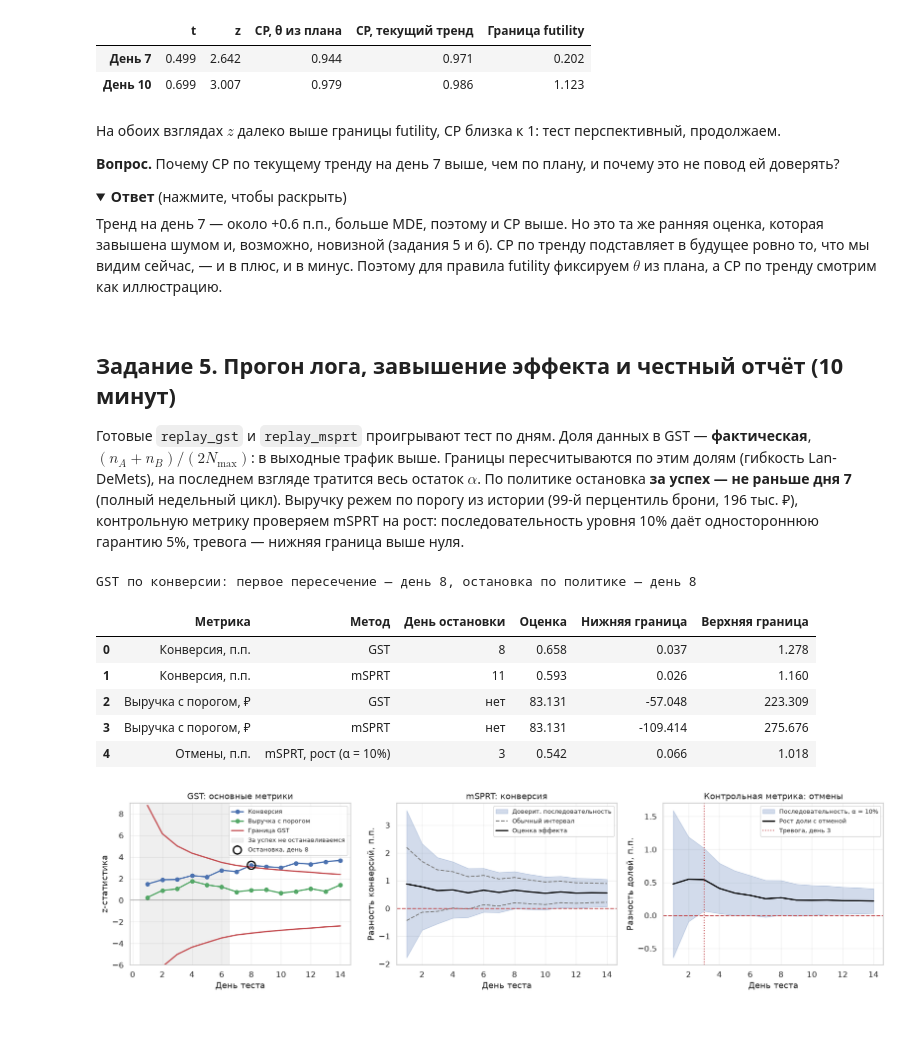
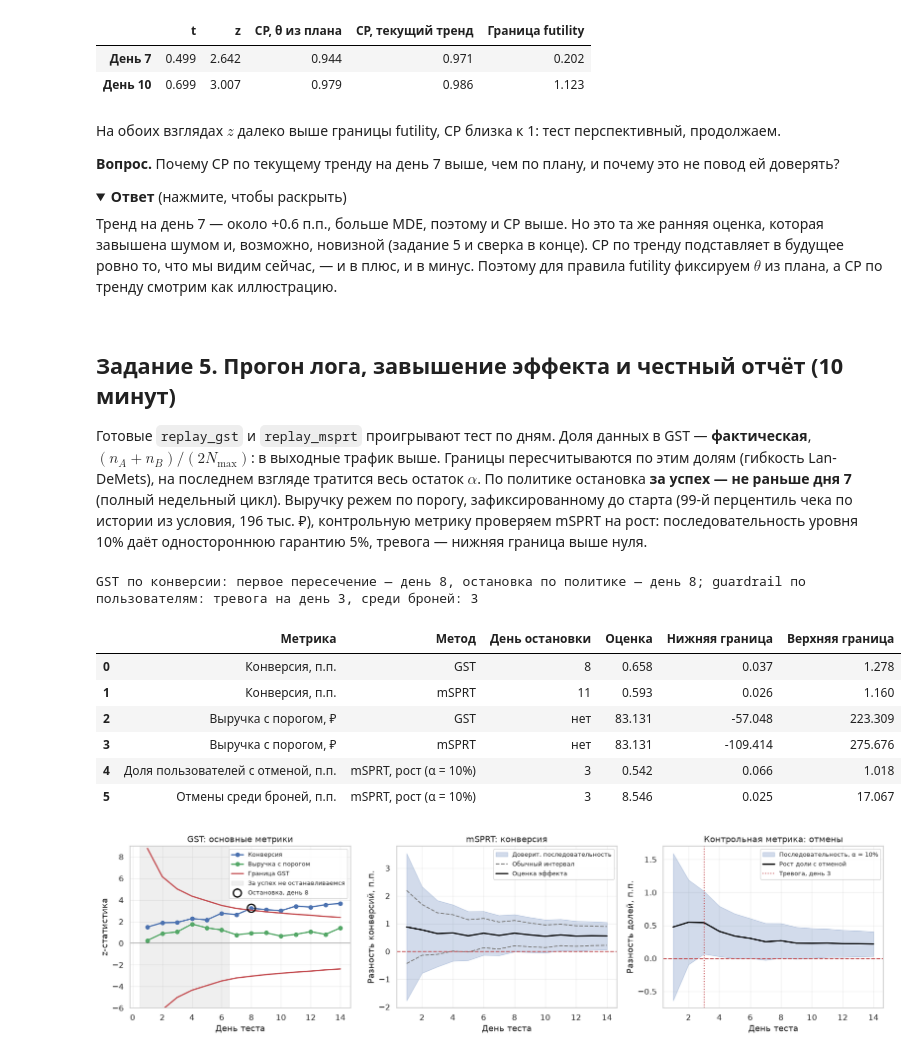
Before and after one commit to Alberelloo/AITH-2026-Hypothesis-Testing-Workshop, a Jupyter notebook: 04. Остановка/practice.ipynb, the cells around one changed output. Drawn from its saved outputs; the diff is of its cells as text; code cells hidden in the pictures; folded sections open; blank space fills up the shorter version.

```diff
--- a/04. Остановка/practice.ipynb
+++ b/04. Остановка/practice.ipynb
@@ -390,3 +396,13 @@ $$
+# %%
+def always_valid_p(diff, V, tau: float) -> np.ndarray:
+    """Always-valid p-value: накопленный минимум 1 / Λ."""
+    return np.minimum.accumulate(np.minimum(1.0, np.exp(-msprt_log_lambda(diff, V, tau))))
+
+
+def tau_from_plan(V_plan: float, alpha: float = ALPHA_PRIMARY) -> float:
+    """τ, минимизирующий ширину последовательности при плановом V."""
+    c = -2 * np.log(alpha) + np.log(1 - 2 * np.log(alpha))
+    return float(np.sqrt(c * V_plan))
 # %%
 def msprt_log_lambda(diff, V, tau: float):
     # ВАШ КОД
@@ -396,16 +412,6 @@ def msprt_log_lambda(diff, V, tau: float):
 def msprt_radius(V, tau: float, alpha: float = ALPHA_PRIMARY):
     # ВАШ КОД
     raise NotImplementedError
-
-
-def always_valid_p(diff, V, tau: float) -> np.ndarray:
-    # ВАШ КОД
-    raise NotImplementedError
-
-
-def tau_from_plan(V_plan: float, alpha: float = ALPHA_PRIMARY) -> float:
-    # ВАШ КОД
-    raise NotImplementedError
 # %%
 # @title Решение (нажмите, чтобы раскрыть)
 def msprt_log_lambda(diff, V, tau: float):
@@ -688,22 +690,21 @@ pd.DataFrame(cp_rows).T
 <details>
 <summary><b>Ответ</b> (нажмите, чтобы раскрыть)</summary>
 
-Тренд на день 7 — около +0.6 п.п., больше MDE, поэтому и CP выше. Но это та же ранняя оценка, которая завышена шумом и, возможно, новизной (задания 5 и 6). CP по тренду подставляет в будущее ровно то, что мы видим сейчас, — и в плюс, и в минус. Поэтому для правила futility фиксируем $\theta$ из плана, а CP по тренду смотрим как иллюстрацию.
+Тренд на день 7 — около +0.6 п.п., больше MDE, поэтому и CP выше. Но это та же ранняя оценка, которая завышена шумом и, возможно, новизной (задание 5 и сверка в конце). CP по тренду подставляет в будущее ровно то, что мы видим сейчас, — и в плюс, и в минус. Поэтому для правила futility фиксируем $\theta$ из плана, а CP по тренду смотрим как иллюстрацию.
 
 </details>
 # %% [markdown]
 ## Задание 5. Прогон лога, завышение эффекта и честный отчёт (10 минут)
 
-Готовые `replay_gst` и `replay_msprt` проигрывают тест по дням. Доля данных в GST — **фактическая**, $(n_A + n_B)/(2N_{\max})$: в выходные трафик выше. Границы пересчитываются по этим долям (гибкость Lan-DeMets), на последнем взгляде тратится весь остаток $\alpha$. По политике остановка **за успех — не раньше дня 7** (полный недельный цикл). Выручку режем по порогу из истории (99-й перцентиль брони, 196 тыс. ₽), контрольную метрику проверяем mSPRT на рост: последовательность уровня 10% даёт одностороннюю гарантию 5%, тревога — нижняя граница выше нуля.
+Готовые `replay_gst` и `replay_msprt` проигрывают тест по дням. Доля данных в GST — **фактическая**, $(n_A + n_B)/(2N_{\max})$: в выходные трафик выше. Границы пересчитываются по этим долям (гибкость Lan-DeMets), на последнем взгляде тратится весь остаток $\alpha$. По политике остановка **за успех — не раньше дня 7** (полный недельный цикл). Выручку режем по порогу, зафиксированному до старта (99-й перцентиль чека по истории из условия, 196 тыс. ₽), контрольную метрику проверяем mSPRT на рост: последовательность уровня 10% даёт одностороннюю гарантию 5%, тревога — нижняя граница выше нуля.
 # %%
 MIN_DAY_SUCCESS = 7
-CAP = float(np.round(stats.lognorm.ppf(0.99, 1.2, scale=12_000), -3))   # 99-й перцентиль брони по истории
 logs["revenue_capped"] = logs["revenue"].clip(upper=CAP)
 plan_logs = logs[logs["day"] <= PLAN_DAYS]
 
 
 def history_revenue(n: int = 1_000_000, seed: int = 7) -> np.ndarray:
-    """Выручка на пользователя до теста: 4.8% броней, логнормальный чек с медианой 12 000 ₽."""
+    """Выручка на пользователя до теста по параметрам из условия: 4.8% броней, логнормальный чек с медианой 12 000 ₽."""
     rng = np.random.default_rng(seed)
     return (rng.random(n) < P_BASE) * np.minimum(rng.lognormal(np.log(12_000), 1.2, n), CAP)
 
@@ -729,38 +730,52 @@ def first_day(result: pd.DataFrame, min_day: int = 1):
 
 def summarize(name: str, method: str, result: pd.DataFrame, scale: float, min_day: int = 1) -> dict:
     day = first_day(result, min_day)
     row = result.loc[day] if day else result.iloc[-1]
     return {"Метрика": name, "Метод": method, "День остановки": day or "нет", "Оценка": row["diff"] * scale,
             "Нижняя граница": (row["diff"] - row["radius"]) * scale, "Верхняя граница": (row["diff"] + row["radius"]) * scale}
 
 
 gst_conv = replay_gst(cum_conv)
 msprt_conv = replay_msprt(cum_conv, TAU)
 cum_rev = daily_cumulative(plan_logs, "revenue_capped")
 TAU_REV = tau_from_plan(2 * history_revenue().var() / N_MAX)
 gst_rev, msprt_rev = replay_gst(cum_rev), replay_msprt(cum_rev, TAU_REV)
-P_CANCEL = 0.009                                     # доля пользователей с отменой до теста
 TAU_CANCEL = tau_from_plan(2 * P_CANCEL * (1 - P_CANCEL) / N_MAX, alpha=2 * ALPHA)
 msprt_cancel = replay_msprt(daily_cumulative(plan_logs, "cancelled"), TAU_CANCEL, alpha=2 * ALPHA)
 msprt_cancel["crossed"] = msprt_cancel["diff"] - msprt_cancel["radius"] > 0
+P_CANCEL_BOOKED = P_CANCEL / P_BASE          # доля отмен среди броней до теста (из условия)
+TAU_CANCEL_BOOKED = tau_from_plan(2 * P_CANCEL_BOOKED * (1 - P_CANCEL_BOOKED) / (N_MAX * P_BASE), alpha=2 * ALPHA)
+
+
+def cancel_booked_msprt(df: pd.DataFrame) -> pd.DataFrame:
+    """mSPRT на рост доли отмен среди броней (α = 10%, односторонняя гарантия 5%)."""
+    r = replay_msprt(daily_cumulative(df[df["booked"] == 1], "cancelled"), TAU_CANCEL_BOOKED, alpha=2 * ALPHA)
+    r["crossed"] = r["diff"] - r["radius"] > 0
+    return r
+
+
+msprt_cancel_booked = cancel_booked_msprt(plan_logs)
 
 stop_day = first_day(gst_conv, MIN_DAY_SUCCESS)
 harm_day = first_day(msprt_cancel)
 replay = pd.DataFrame([summarize("Конверсия, п.п.", "GST", gst_conv, 100, MIN_DAY_SUCCESS),
                        summarize("Конверсия, п.п.", "mSPRT", msprt_conv, 100, MIN_DAY_SUCCESS),
                        summarize("Выручка с порогом, ₽", "GST", gst_rev, 1, MIN_DAY_SUCCESS),
                        summarize("Выручка с порогом, ₽", "mSPRT", msprt_rev, 1, MIN_DAY_SUCCESS),
-                       summarize("Отмены, п.п.", "mSPRT, рост (α = 10%)", msprt_cancel, 100)])
-print(f"GST по конверсии: первое пересечение — день {first_day(gst_conv)}, остановка по политике — день {stop_day}")
+                       summarize("Доля пользователей с отменой, п.п.", "mSPRT, рост (α = 10%)", msprt_cancel, 100),
+                       summarize("Отмены среди броней, п.п.", "mSPRT, рост (α = 10%)", msprt_cancel_booked, 100)])
+print(f"GST по конверсии: первое пересечение — день {first_day(gst_conv)}, остановка по политике — день {stop_day}"
+      f"; guardrail по пользователям: тревога на день {harm_day}, среди броней: {first_day(msprt_cancel_booked) or 'нет'}")
 replay
 # %% [output]
-GST по конверсии: первое пересечение — день 8, остановка по политике — день 8
+GST по конверсии: первое пересечение — день 8, остановка по политике — день 8; guardrail по пользователям: тревога на день 3, среди броней: 3
 |  | Метрика | Метод | День остановки | Оценка | Нижняя граница | Верхняя граница |
 | 0 | Конверсия, п.п. | GST | 8 | 0.658 | 0.037 | 1.278 |
 | 1 | Конверсия, п.п. | mSPRT | 11 | 0.593 | 0.026 | 1.160 |
 | 2 | Выручка с порогом, ₽ | GST | нет | 83.131 | -57.048 | 223.309 |
 | 3 | Выручка с порогом, ₽ | mSPRT | нет | 83.131 | -109.414 | 275.676 |
-| 4 | Отмены, п.п. | mSPRT, рост (α = 10%) | 3 | 0.542 | 0.066 | 1.018 |
+| 4 | Доля пользователей с отменой, п.п. | mSPRT, рост (α = 10%) | 3 | 0.542 | 0.066 | 1.018 |
+| 5 | Отмены среди броней, п.п. | mSPRT, рост (α = 10%) | 3 | 8.546 | 0.025 | 17.067 |
 # %%
 fig, axes = plt.subplots(1, 3, figsize=(17, 4.6))
 d = gst_conv.index
```
Also changed, not shown: parts of 20 cells of this notebook, 3 other files.
